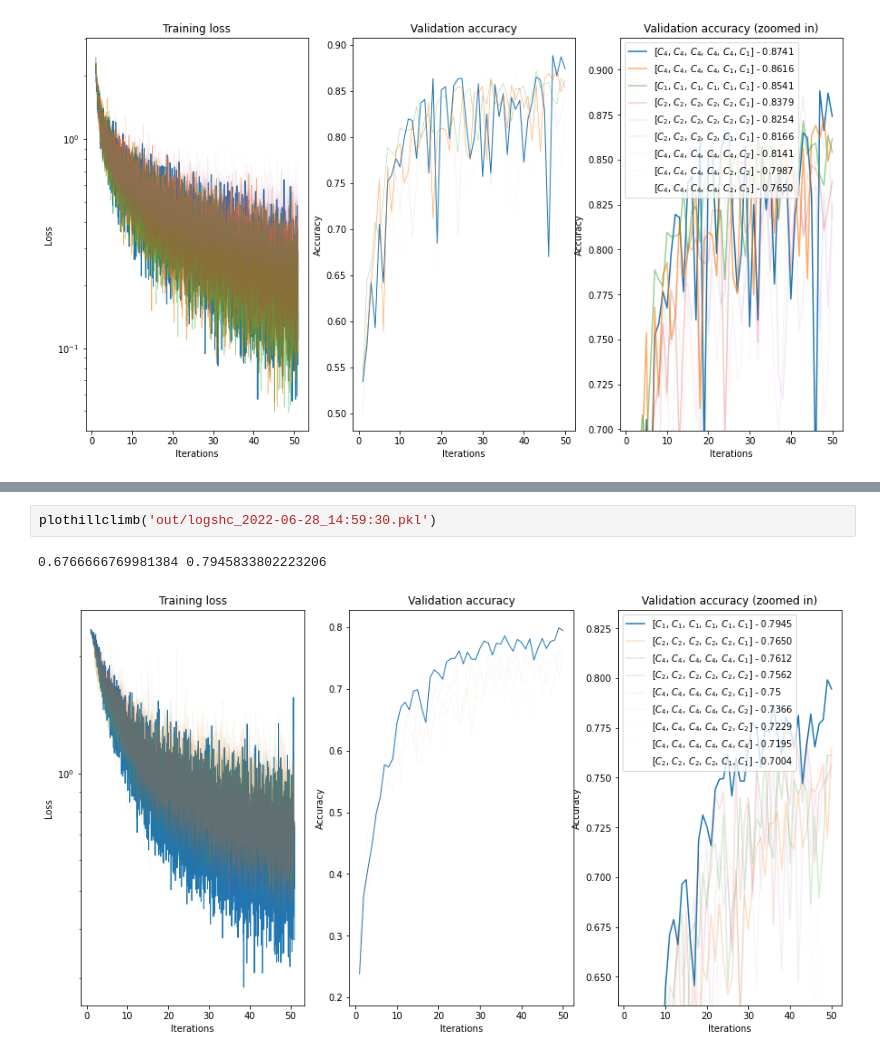
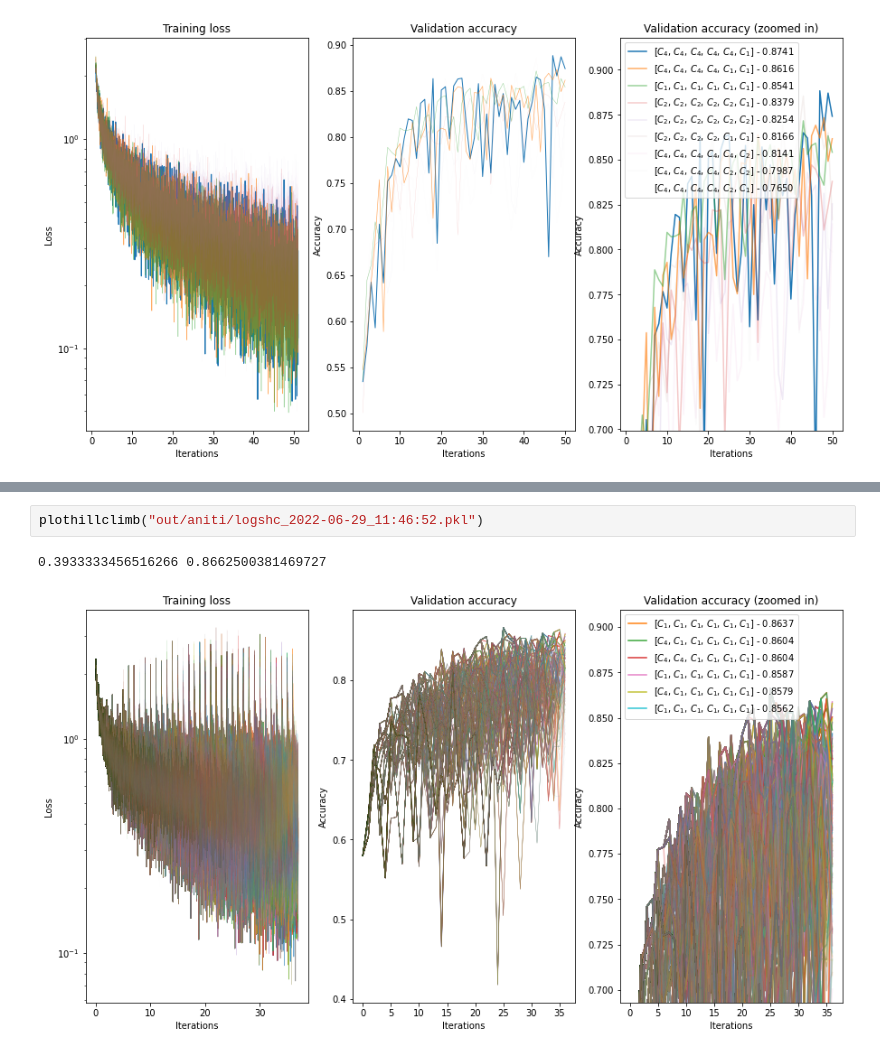
Before and after one commit to k8lion/equiNAS, a Jupyter notebook: plot.ipynb, the cells around one changed output, grey strips where cells are left out. Drawn from its saved outputs; the diff is of its cells as text.

```diff
--- a/plot.ipynb
+++ b/plot.ipynb
@@ -74,5 +89,5 @@ plothillclimb('out/logshc_2022-06-28_10:15:57.pkl')
 # %%
-plothillclimb('out/logshc_2022-06-28_14:59:30.pkl')
+plothillclimb("out/aniti/logshc_2022-06-29_11:46:52.pkl")
 # %% [output]
-0.6766666769981384 0.7945833802223206
+0.3933333456516266 0.8662500381469727
-[figure, old version]
+[figure, new version]
```
Also changed, not shown: parts of 5 cells of this notebook, 3 other files.
